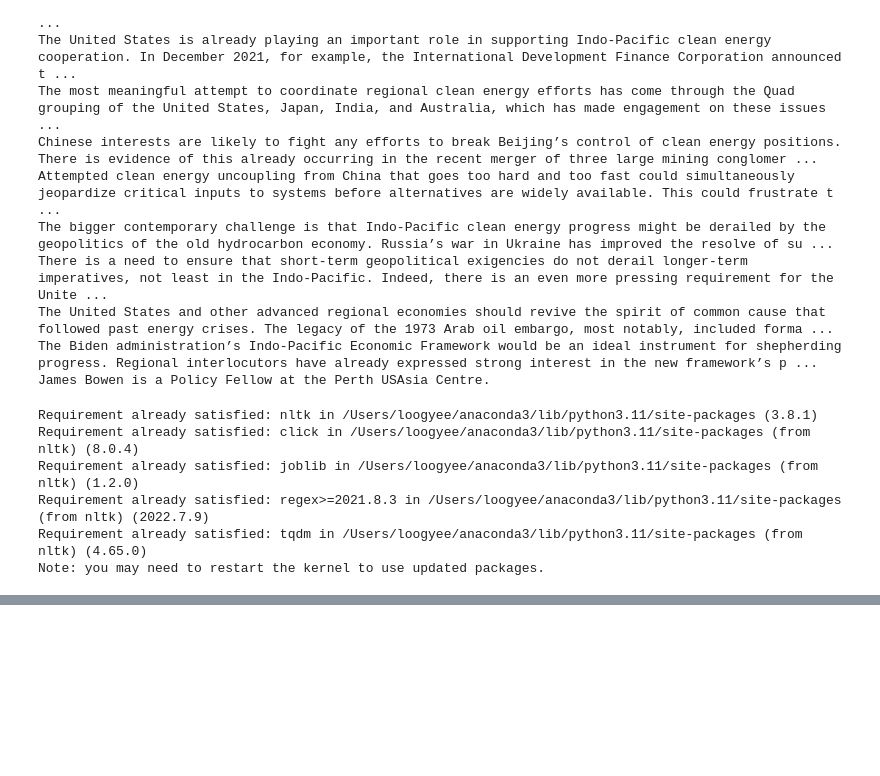
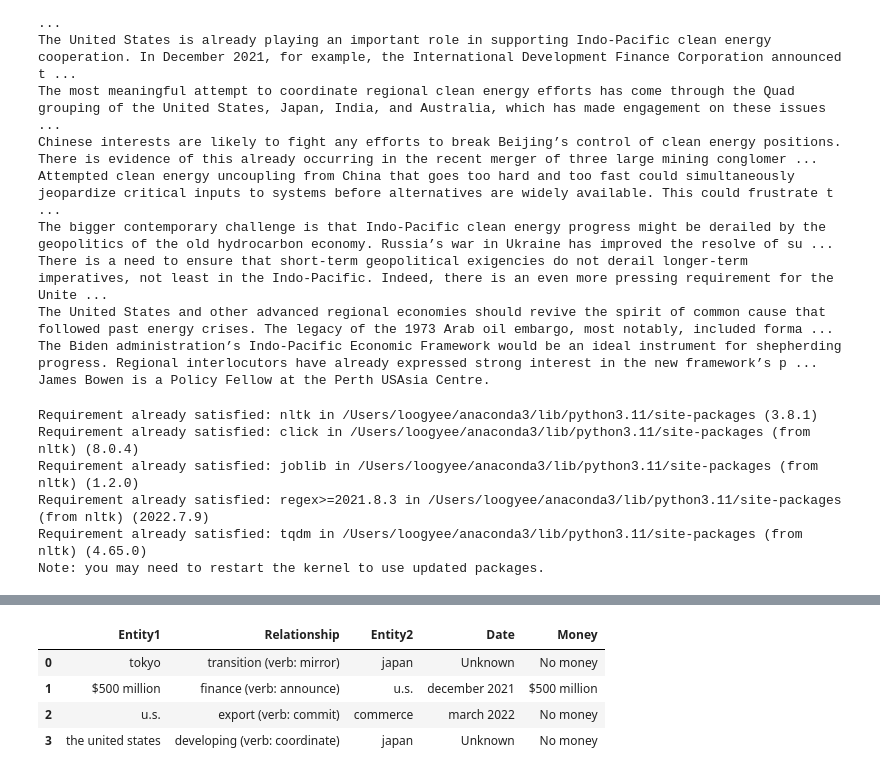
Before and after one commit to Tuandat10/Design-Innovation-Project, a Jupyter notebook: craw_data/article_02.ipynb, the cells around one changed output, grey strips where cells are left out. Cells and saved outputs as stored; diff of their text form; code cells hidden in the pictures; blank space fills up the shorter version.

```diff
--- a/craw_data/article_02.ipynb
+++ b/craw_data/article_02.ipynb
@@ -105,0 +178,6 @@ processed_words = preprocess_text(article_text)
+# %%
+important_deps = ["nsubj", "dobj", "ROOT", "xcomp", "ccomp", "conj", "amod"]
+print("\nDependency Parsing (Relationships):")
+for token in doc:
+    if token.dep_ in important_deps:
+        print(f"{token.text} --> {token.dep_} --> {token.head.text}")
@@ -105,0 +230,11 @@ processed_words = preprocess_text(article_text)
+# %%
+relationship_keywords = {'collaboration', 'cooperation', 'partner', 'engage',
+                         'support', 'fund', 'finance', 'invest', 'develop',
+                         'supply', 'promote', 'transition', 'export', 'agreement', 'interest'
+                         'share', 'enhance'}
+# %%
+entity1_list = []
+relationship_list = []
+entity2_list = []
+date_list = []
+money_list = []
@@ -105,0 +279,17 @@ processed_words = preprocess_text(article_text)
+# %%
+# DataFrame
+df = pd.DataFrame({
+    "Entity1": entity1_list,
+    "Relationship": relationship_list,
+    "Entity2": entity2_list,
+    "Date": date_list,
+    "Money": money_list
+})
+# %%
+df
+# %% [output]
+|  | Entity1 | Relationship | Entity2 | Date | Money |
+| 0 | tokyo | transition (verb: mirror) | japan | Unknown | No money |
+| 1 | $500 million | finance (verb: announce) | u.s. | december 2021 | $500 million |
+| 2 | u.s. | export (verb: commit) | commerce | march 2022 | No money |
+| 3 | the united states | developing (verb: coordinate) | japan | Unknown | No money |
```
Also changed, not shown: parts of 17 cells of this notebook, 2 other files.
